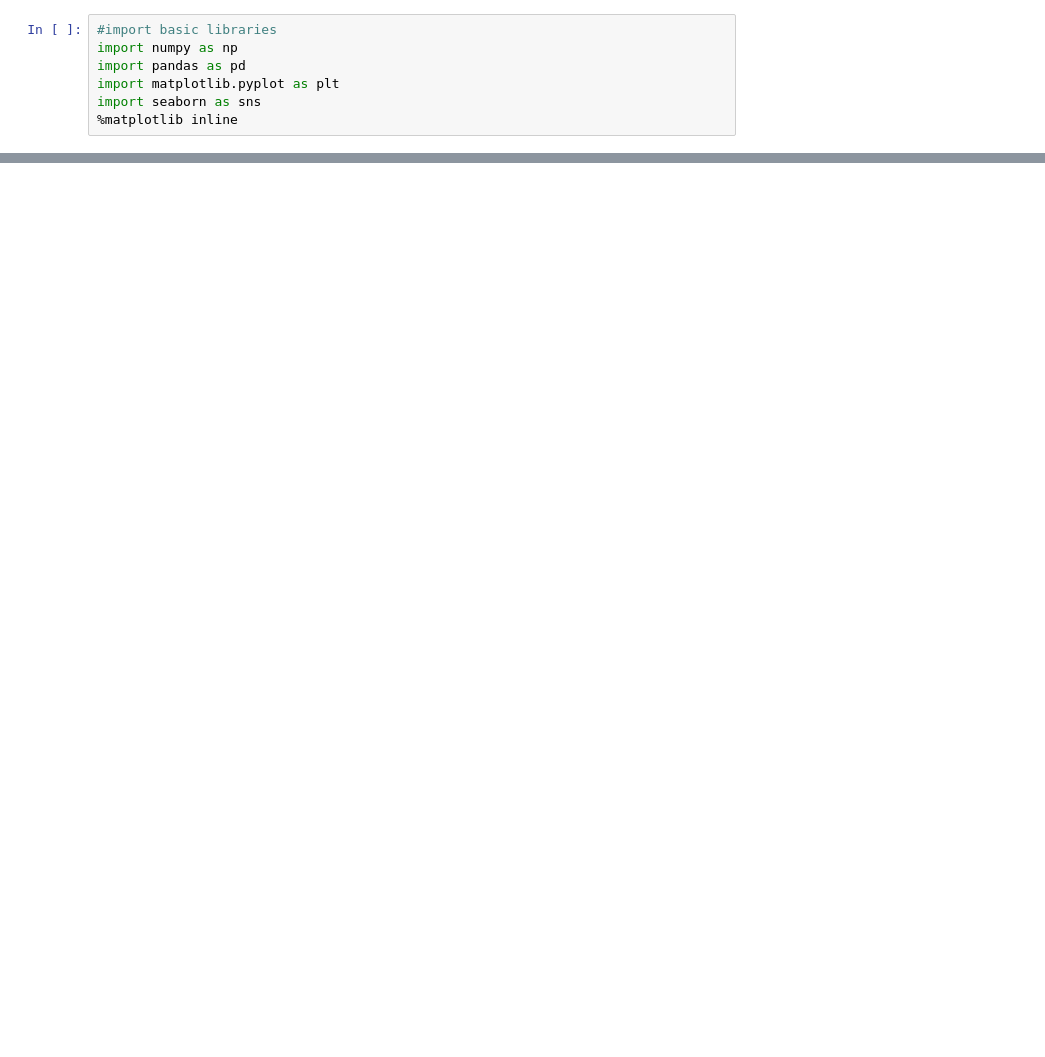
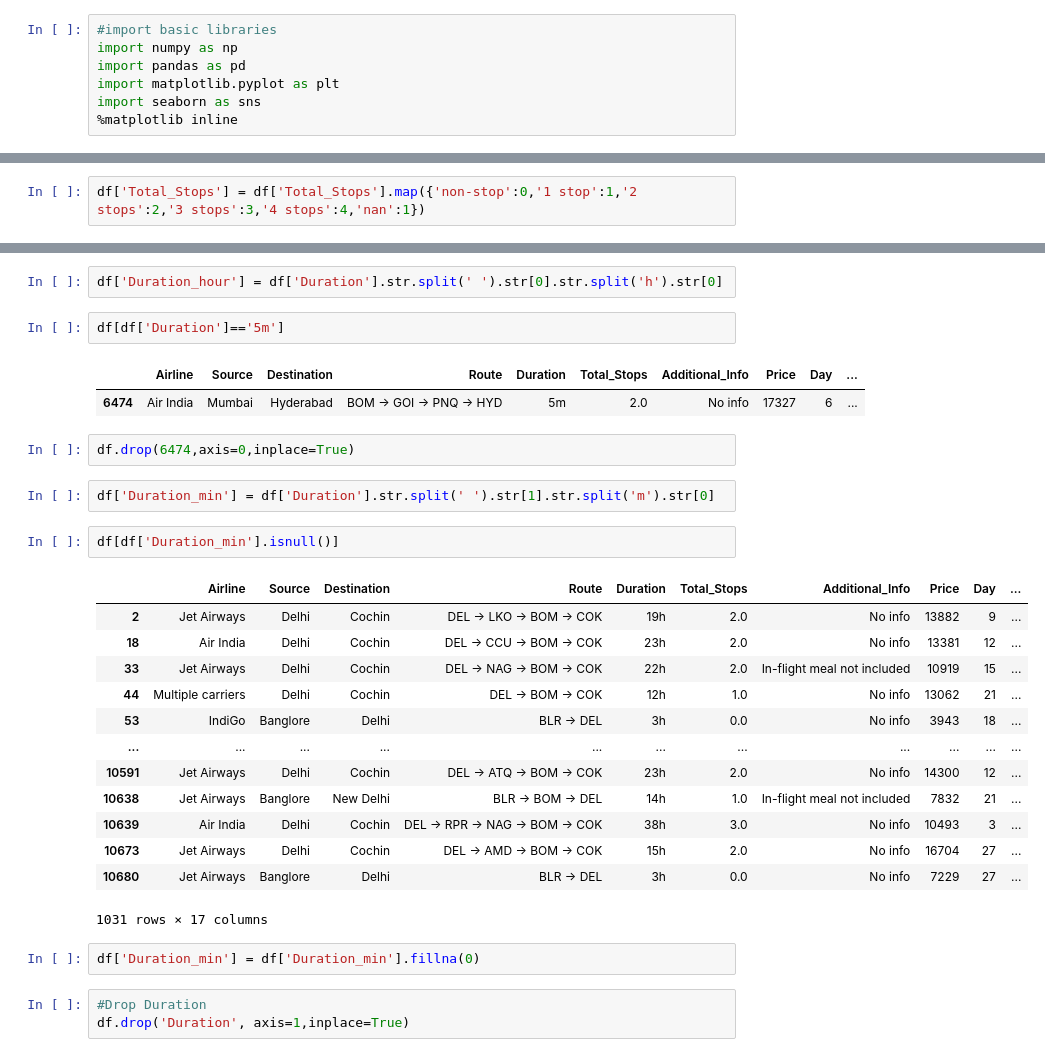
Before and after one commit to pappumahato/data_science, a Jupyter notebook: stats_eda/fight_price_prediction.ipynb, the cells around one changed output, grey strips where cells are left out. Cells and saved outputs as stored; diff of their text form; blank space fills up the shorter version.

```diff
--- a/stats_eda/fight_price_prediction.ipynb
+++ b/stats_eda/fight_price_prediction.ipynb
@@ -24,0 +197,2 @@ df
+# %%
+df['Total_Stops'] = df['Total_Stops'].map({'non-stop':0,'1 stop':1,'2 stops':2,'3 stops':3,'4 stops':4,'nan':1})
@@ -24,0 +206,32 @@ df
+# %%
+df['Duration_hour'] = df['Duration'].str.split(' ').str[0].str.split('h').str[0]
+# %%
+df[df['Duration']=='5m']
+# %% [output]
+|  | Airline | Source | Destination | Route | Duration | Total_Stops | Additional_Info | Price | Day | ... |
+| 6474 | Air India | Mumbai | Hyderabad | BOM → GOI → PNQ → HYD | 5m | 2.0 | No info | 17327 | 6 | ... |
+# %%
+df.drop(6474,axis=0,inplace=True)
+# %%
+df['Duration_min'] = df['Duration'].str.split(' ').str[1].str.split('m').str[0]
+# %%
+df[df['Duration_min'].isnull()]
+# %% [output]
+|  | Airline | Source | Destination | Route | Duration | Total_Stops | Additional_Info | Price | Day | ... |
+| 2 | Jet Airways | Delhi | Cochin | DEL → LKO → BOM → COK | 19h | 2.0 | No info | 13882 | 9 | ... |
+| 18 | Air India | Delhi | Cochin | DEL → CCU → BOM → COK | 23h | 2.0 | No info | 13381 | 12 | ... |
+| 33 | Jet Airways | Delhi | Cochin | DEL → NAG → BOM → COK | 22h | 2.0 | In-flight meal not included | 10919 | 15 | ... |
+| 44 | Multiple carriers | Delhi | Cochin | DEL → BOM → COK | 12h | 1.0 | No info | 13062 | 21 | ... |
+| 53 | IndiGo | Banglore | Delhi | BLR → DEL | 3h | 0.0 | No info | 3943 | 18 | ... |
+| ... | ... | ... | ... | ... | ... | ... | ... | ... | ... | ... |
+| 10591 | Jet Airways | Delhi | Cochin | DEL → ATQ → BOM → COK | 23h | 2.0 | No info | 14300 | 12 | ... |
+| 10638 | Jet Airways | Banglore | New Delhi | BLR → BOM → DEL | 14h | 1.0 | In-flight meal not included | 7832 | 21 | ... |
+| 10639 | Air India | Delhi | Cochin | DEL → RPR → NAG → BOM → COK | 38h | 3.0 | No info | 10493 | 3 | ... |
+| 10673 | Jet Airways | Delhi | Cochin | DEL → AMD → BOM → COK | 15h | 2.0 | No info | 16704 | 27 | ... |
+| 10680 | Jet Airways | Banglore | Delhi | BLR → DEL | 3h | 0.0 | No info | 7229 | 27 | ... |
+1031 rows × 17 columns
+# %%
+df['Duration_min'] = df['Duration_min'].fillna(0)
+# %%
+#Drop Duration
+df.drop('Duration', axis=1,inplace=True)
```
Also changed, not shown: parts of 37 cells of this notebook.
